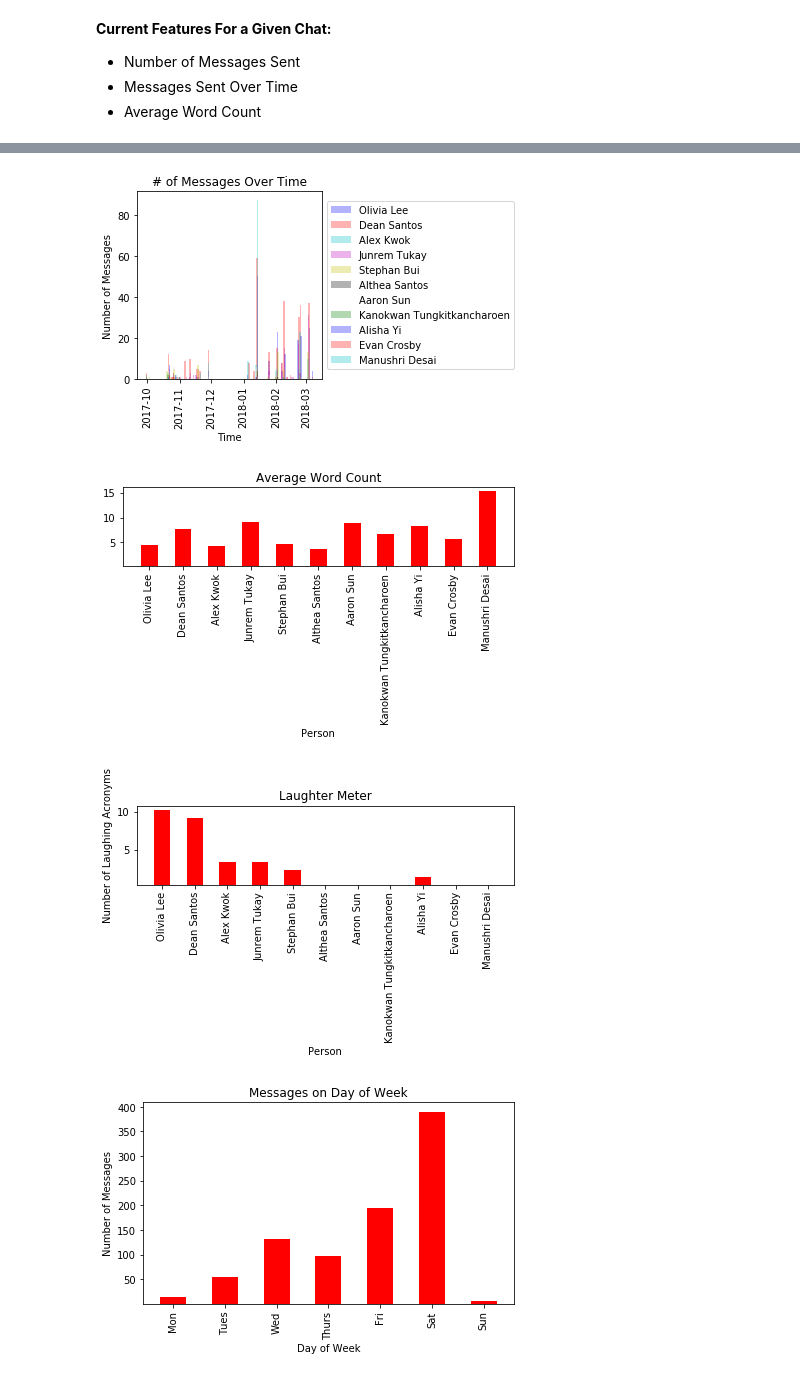
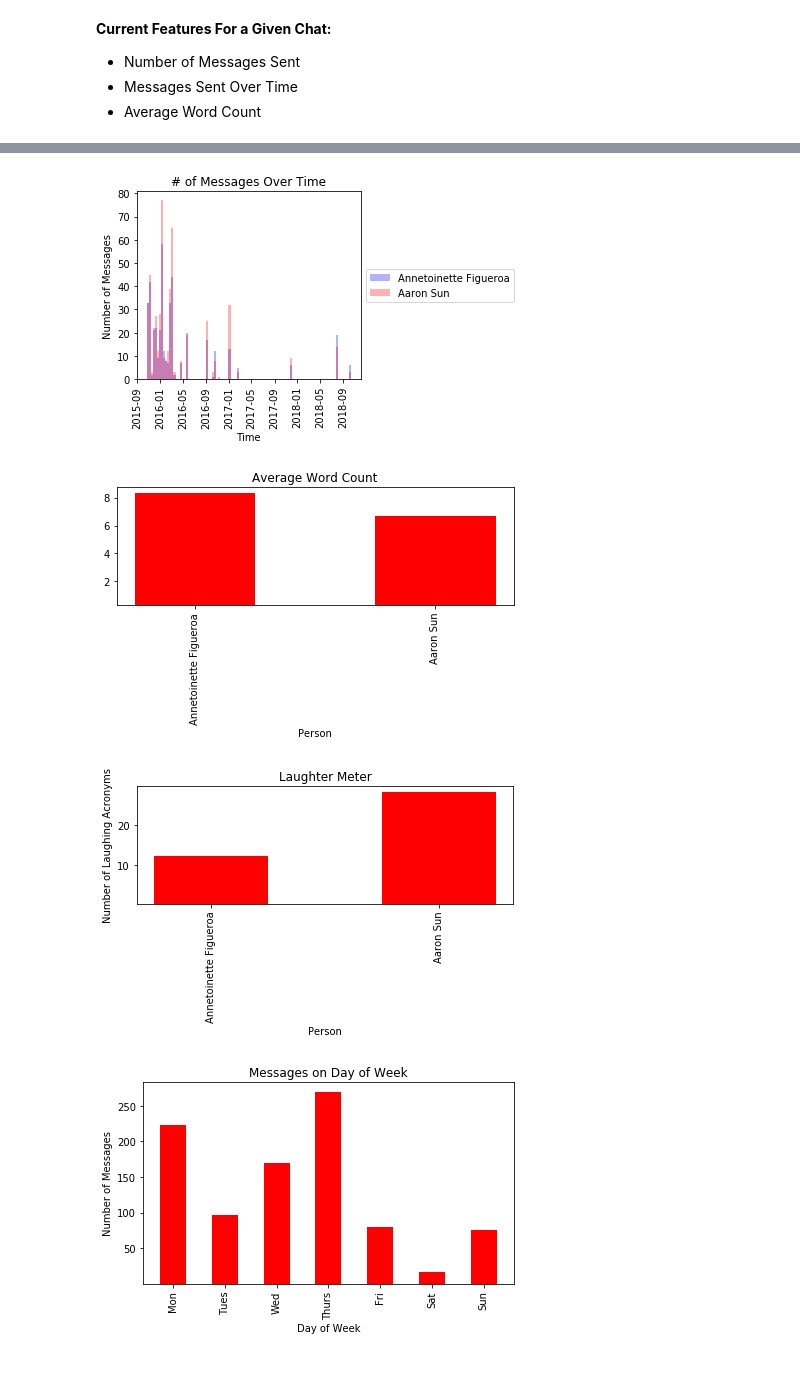
Before and after one commit to aaronzsun/fbdata, a Jupyter notebook: facebook-message-analyzer.ipynb, the cells around one changed output, grey strips where cells are left out. Saved outputs shown, nothing was run; the diff lists cells and outputs as text; code cells hidden in the pictures.

```diff
--- a/facebook-message-analyzer.ipynb
+++ b/facebook-message-analyzer.ipynb
@@ -217,5 +217,5 @@ def plot(chat_number):
     plot_histogram_laughter(chat_number)
     plot_histogram_dayofweek(chat_number)
 # %%
-plot(1)
+plot(0)
 # %% [output]
@@ -223,4 +223,4 @@ plot(1)
-[figure, old version]
+[figure, new version]
-[figure, old version]
+[figure, new version]
-[figure, old version]
+[figure, new version]
-[figure, old version]
+[figure, new version]
```
Also changed, not shown: parts of 1 cell of this notebook.
